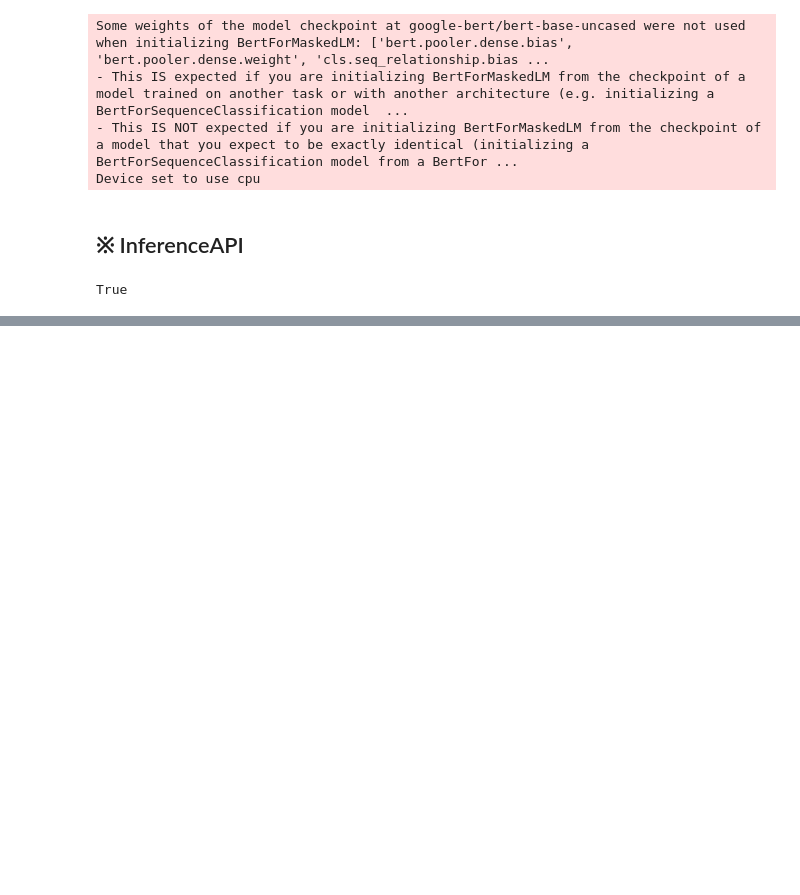
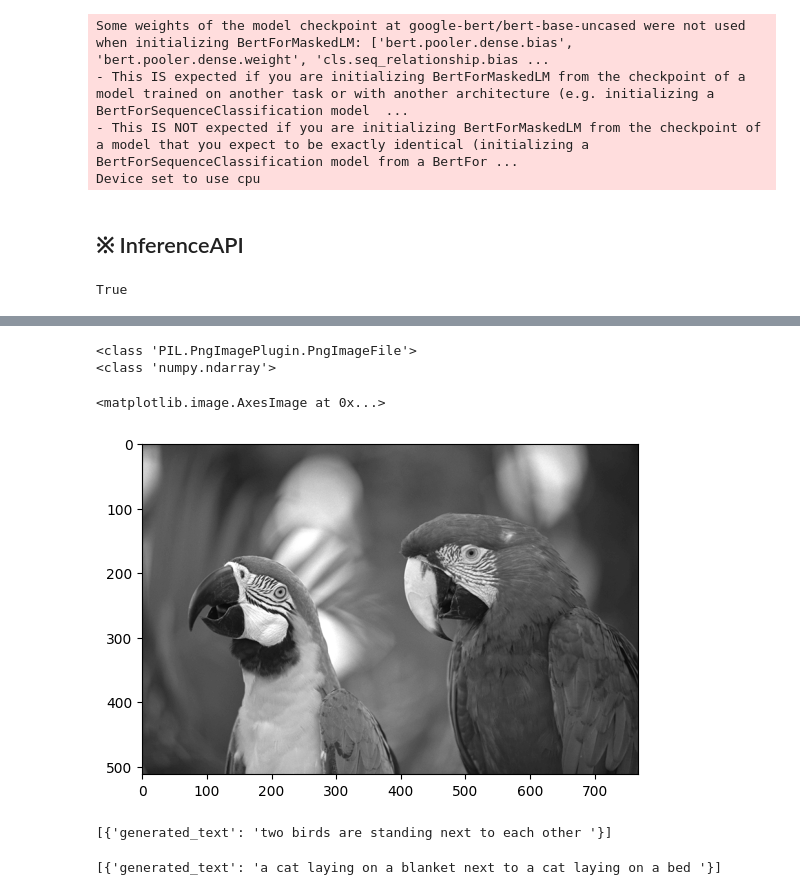
Before and after one commit to hora4444/ai, a Jupyter notebook: source/08_LLM/ch1_허깅페이스.ipynb, the cells around one changed output, grey strips where cells are left out. Drawn from its saved outputs; the diff is of its cells as text; code cells hidden in the pictures; blank space fills up the shorter version.

Commit message:
'huggingFace'

```diff
--- a/source/08_LLM/ch1_허깅페이스.ipynb
+++ b/source/08_LLM/ch1_허깅페이스.ipynb
@@ -297,0 +449,21 @@ True
+# %%
+from PIL import Image
+import numpy as np
+import matplotlib.pyplot as plt
+import requests
+url = 'https://huggingface.co/datasets/Narsil/image_dummy/resolve/main/parrots.png'
+image = Image.open(requests.get(url,stream=True).raw)
+print(type(image))
+image_numpy = np.array(image)
+print(type(image_numpy))
+plt.imshow(image_numpy, cmap='gray')
+# %% [output]
+<class 'PIL.PngImagePlugin.PngImageFile'>
+<class 'numpy.ndarray'>
+<matplotlib.image.AxesImage at 0x...>
+[figure, added]
+# %%
+url = 'https://huggingface.co/datasets/Narsil/image_dummy/resolve/main/parrots.png'
+image2text(url, max_new_tokens=30) # 최대 30토큰으로 이미지에 대해 설명하는 text
+# %% [output]
+[{'generated_text': 'two birds are standing next to each other '}]
@@ -297,0 +473,5 @@ True
+# %%
+url = 'http://images.cocodataset.org/val2017/000000039769.jpg'
+image2text(url, max_new_tokens=30)
+# %% [output]
+[{'generated_text': 'a cat laying on a blanket next to a cat laying on a bed '}]
```
Also changed, not shown: parts of 22 cells of this notebook, 2 other files.
